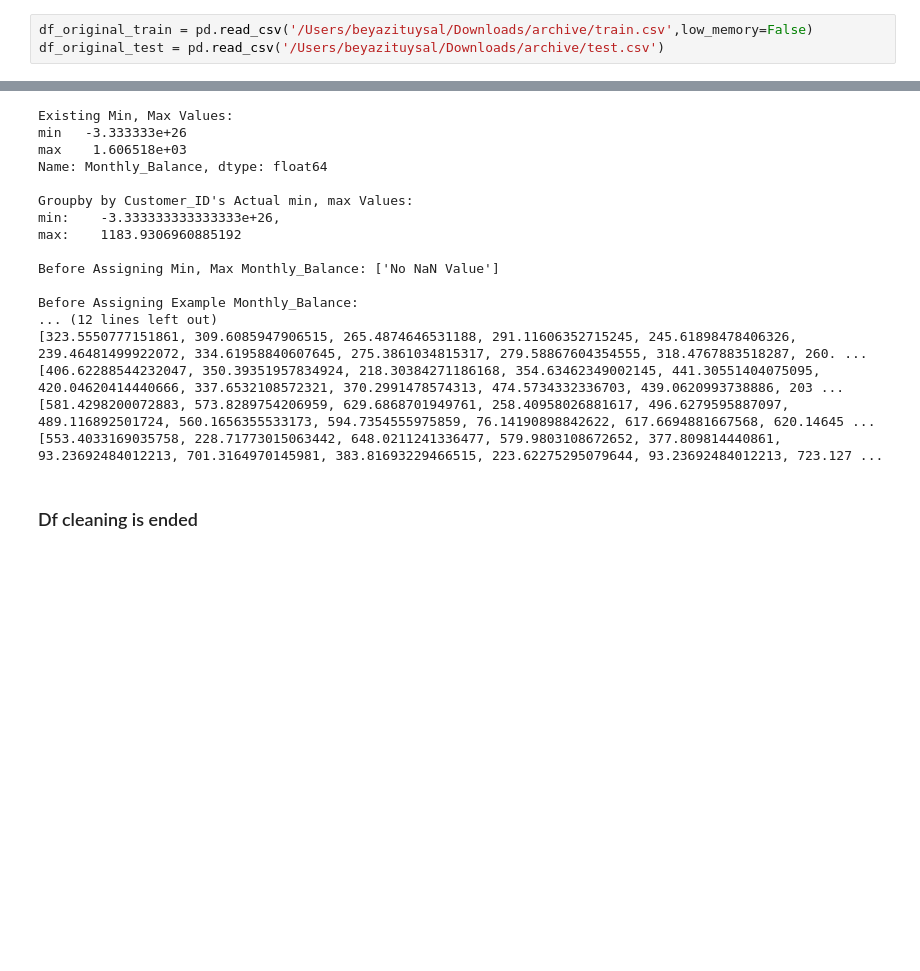
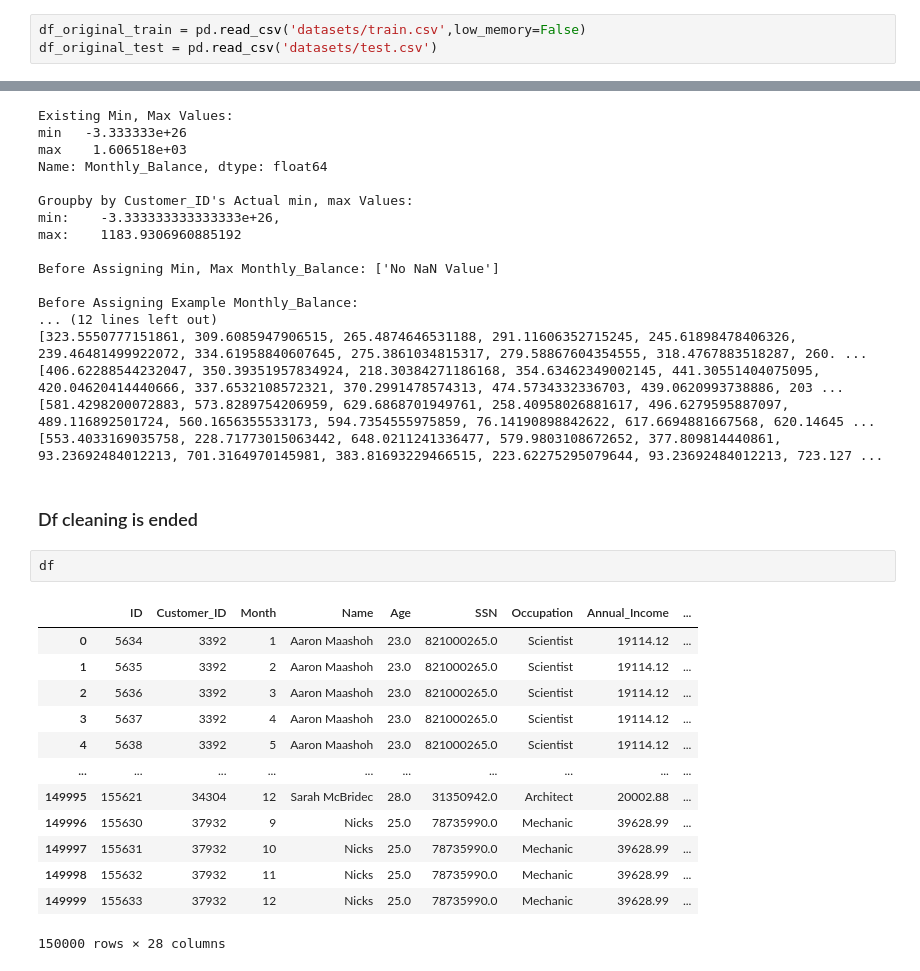
Before and after one commit to masanbasa3k/Credit_Score_ML_Project, a Jupyter notebook: Credit_Score_EDA.ipynb, the cells around one changed output, grey strips where cells are left out. Saved outputs shown, nothing was run; the diff lists cells and outputs as text; blank space fills up the shorter version.

```diff
--- a/Credit_Score_EDA.ipynb
+++ b/Credit_Score_EDA.ipynb
@@ -19,8 +11,8 @@ import scipy.stats as stats
 # %% [markdown]
 # Data
 # %%
-df_original_train = pd.read_csv('/Users/beyazituysal/Downloads/archive/train.csv',low_memory=False)
-df_original_test = pd.read_csv('/Users/beyazituysal/Downloads/archive/test.csv')
+df_original_train = pd.read_csv('datasets/train.csv',low_memory=False)
+df_original_test = pd.read_csv('datasets/test.csv')
 # %% [markdown]
 ### Understanding Data
 # %%
@@ -1379,3 +1371,19 @@ Before Assigning Example Monthly_Balance:
 [553.4033169035758, 228.71773015063442, 648.0211241336477, 579.9803108672652, 377.809814440861, 93.23692484012213, 701.3164970145981, 383.81693229466515, 223.62275295079644, 93.23692484012213, 723.127 ...
 # %% [markdown]
 ### Df cleaning is ended
+# %%
+df
+# %% [output]
+|  | ID | Customer_ID | Month | Name | Age | SSN | Occupation | Annual_Income | ... |
+| 0 | 5634 | 3392 | 1 | Aaron Maashoh | 23.0 | 821000265.0 | Scientist | 19114.12 | ... |
+| 1 | 5635 | 3392 | 2 | Aaron Maashoh | 23.0 | 821000265.0 | Scientist | 19114.12 | ... |
+| 2 | 5636 | 3392 | 3 | Aaron Maashoh | 23.0 | 821000265.0 | Scientist | 19114.12 | ... |
+| 3 | 5637 | 3392 | 4 | Aaron Maashoh | 23.0 | 821000265.0 | Scientist | 19114.12 | ... |
+| 4 | 5638 | 3392 | 5 | Aaron Maashoh | 23.0 | 821000265.0 | Scientist | 19114.12 | ... |
+| ... | ... | ... | ... | ... | ... | ... | ... | ... | ... |
+| 149995 | 155621 | 34304 | 12 | Sarah McBridec | 28.0 | 31350942.0 | Architect | 20002.88 | ... |
+| 149996 | 155630 | 37932 | 9 | Nicks | 25.0 | 78735990.0 | Mechanic | 39628.99 | ... |
+| 149997 | 155631 | 37932 | 10 | Nicks | 25.0 | 78735990.0 | Mechanic | 39628.99 | ... |
+| 149998 | 155632 | 37932 | 11 | Nicks | 25.0 | 78735990.0 | Mechanic | 39628.99 | ... |
+| 149999 | 155633 | 37932 | 12 | Nicks | 25.0 | 78735990.0 | Mechanic | 39628.99 | ... |
+150000 rows × 28 columns
```
Also changed, not shown: parts of 4 cells of this notebook, 1 other file.
